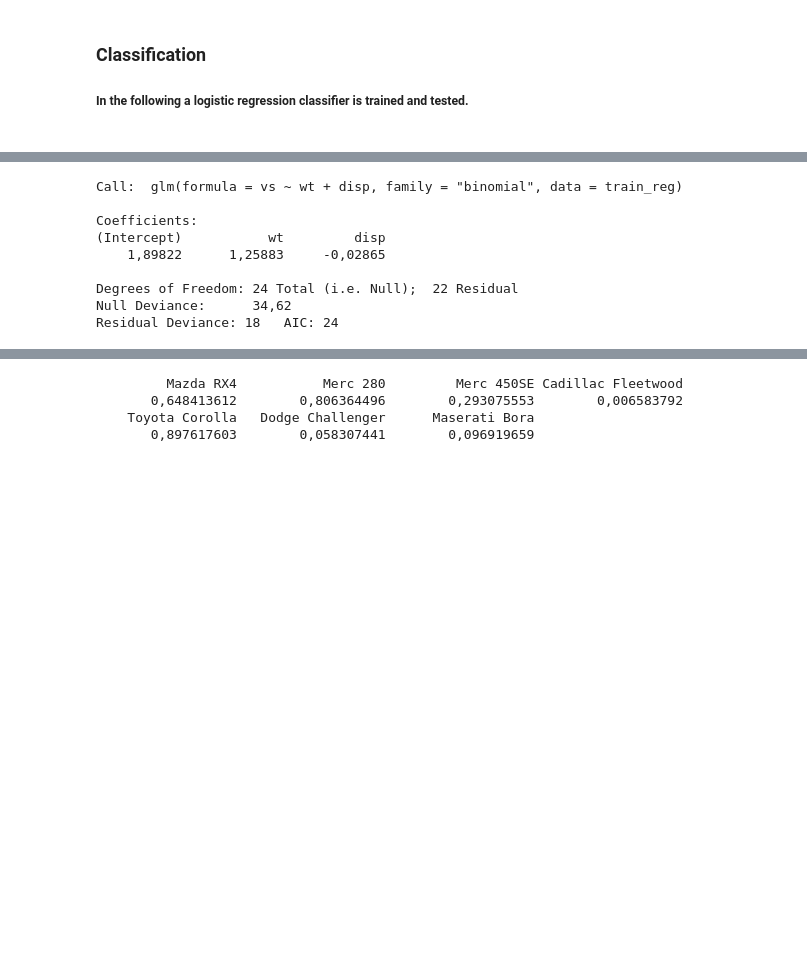
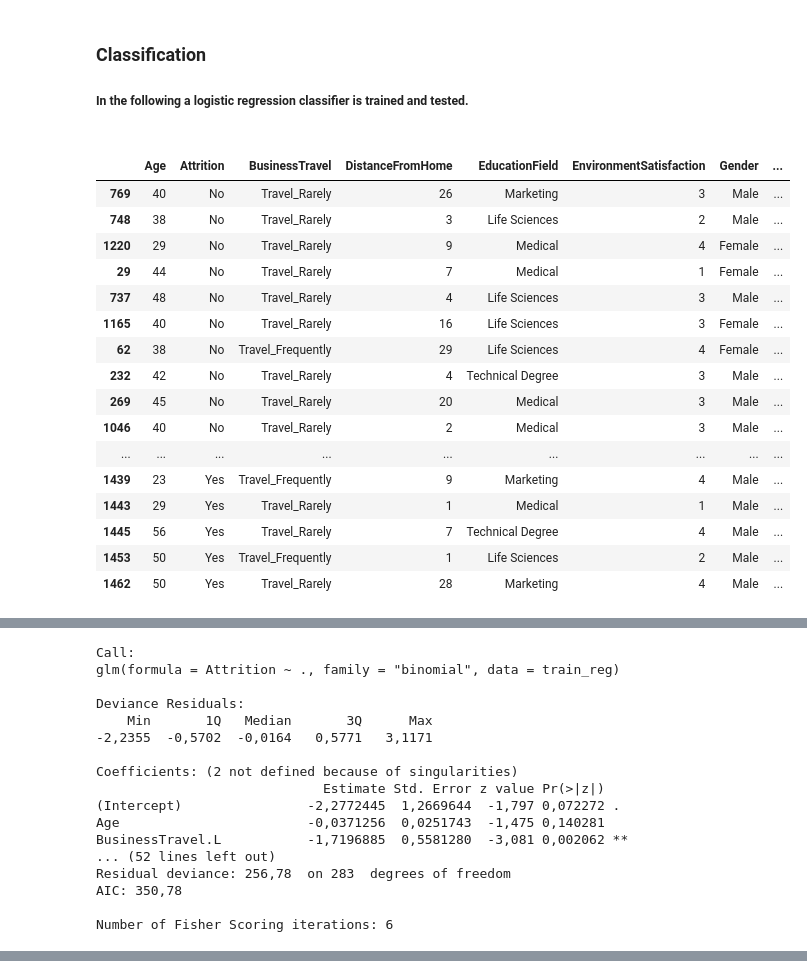
Before and after one commit to Hammi007/R_bigdata, a Jupyter notebook: Exploratory_data_analysis.ipynb, the cells around one changed output, grey strips where cells are left out. Saved outputs shown, nothing was run; the diff lists cells and outputs as text; code cells hidden in the pictures; blank space fills up the shorter version.

```diff
--- a/Exploratory_data_analysis.ipynb
+++ b/Exploratory_data_analysis.ipynb
@@ -179,36 +239,53 @@ pairs(df)
 # %%
 # Installing the package
 #install.packages("caTools")    # For Logistic regression
 #install.packages("ROCR")       # For ROC curve to evaluate model
-
 # Loading package
 library(caTools)
-library(ROCR)
 
-#TO BE DELETED: https://www.geeksforgeeks.org/logistic-regression-in-r-programming/
+#Balancing data: (undersampling)
+yes <- which(df$Attrition == 'Yes')
+no <- which(df$Attrition == 'No')
+no <- sample(no, length(yes))
+df <- df[c(no,yes),]
+df
 
-#Shuffling data:
-shuffled_data= df[sample(1:nrow(df)), ]
+#Converting Yes and No to 1 and 0:
+df$Attrition <- ifelse(df$Attrition == 'Yes', 1, 0)
 
 #Train/test split and Classification:
+split <- sample.split(df, SplitRatio = 0.7)
 
-split <- sample.split(shuffled_data, SplitRatio = 0.8) #df
-split
+train_reg <- subset(df, split == "TRUE")
+test_reg <- subset(df, split == "FALSE")
 
-train_reg <- subset(mtcars, split == "TRUE")
-test_reg <- subset(mtcars, split == "FALSE")
 
-logistic_model <- glm(vs ~ wt + disp,
+logistic_model <- glm(Attrition ~.,
                       data = train_reg,
                       family = "binomial")
-logistic_model
-
 
 # Summary
 summary(logistic_model)
 
 # Predict test data based on model
 predict_reg <- predict(logistic_model,
                        test_reg, type = "response")
 predict_reg
 # %% [output]
+|  | Age | Attrition | BusinessTravel | DistanceFromHome | EducationField | EnvironmentSatisfaction | Gender | ... |
+| 769 | 40 | No | Travel_Rarely | 26 | Marketing | 3 | Male | ... |
+| 748 | 38 | No | Travel_Rarely | 3 | Life Sciences | 2 | Male | ... |
+| 1220 | 29 | No | Travel_Rarely | 9 | Medical | 4 | Female | ... |
+| 29 | 44 | No | Travel_Rarely | 7 | Medical | 1 | Female | ... |
+| 737 | 48 | No | Travel_Rarely | 4 | Life Sciences | 3 | Male | ... |
+| 1165 | 40 | No | Travel_Rarely | 16 | Life Sciences | 3 | Female | ... |
+| 62 | 38 | No | Travel_Frequently | 29 | Life Sciences | 4 | Female | ... |
+| 232 | 42 | No | Travel_Rarely | 4 | Technical Degree | 3 | Male | ... |
+| 269 | 45 | No | Travel_Rarely | 20 | Medical | 3 | Male | ... |
+| 1046 | 40 | No | Travel_Rarely | 2 | Medical | 3 | Male | ... |
+| ... | ... | ... | ... | ... | ... | ... | ... | ... |
+| 1439 | 23 | Yes | Travel_Frequently | 9 | Marketing | 4 | Male | ... |
+| 1443 | 29 | Yes | Travel_Rarely | 1 | Medical | 1 | Male | ... |
+| 1445 | 56 | Yes | Travel_Rarely | 7 | Technical Degree | 4 | Male | ... |
+| 1453 | 50 | Yes | Travel_Frequently | 1 | Life Sciences | 2 | Male | ... |
+| 1462 | 50 | Yes | Travel_Rarely | 28 | Marketing | 4 | Male | ... |
@@ -217,9 +294,17 @@ predict_reg
-Call:  glm(formula = vs ~ wt + disp, family = "binomial", data = train_reg)
+Call:
+glm(formula = Attrition ~ ., family = "binomial", data = train_reg)
 
-Coefficients:
-(Intercept)           wt         disp
-    1,89822      1,25883     -0,02865
+Deviance Residuals:
+    Min       1Q   Median       3Q      Max
+-2,2355  -0,5702  -0,0164   0,5771   3,1171
 
-Degrees of Freedom: 24 Total (i.e. Null);  22 Residual
-Null Deviance:      34,62
-Residual Deviance: 18   AIC: 24
+Coefficients: (2 not defined because of singularities)
+                             Estimate Std. Error z value Pr(>|z|)
+(Intercept)                -2,2772445  1,2669644  -1,797 0,072272 .
+Age                        -0,0371256  0,0251743  -1,475 0,140281
+BusinessTravel.L           -1,7196885  0,5581280  -3,081 0,002062 **
+... (52 lines left out)
+Residual deviance: 256,78  on 283  degrees of freedom
+AIC: 350,78
+
+Number of Fisher Scoring iterations: 6
@@ -245,6 +330,2 @@ Number of Fisher Scoring iterations: 6
-         Mazda RX4           Merc 280         Merc 450SE Cadillac Fleetwood
-       0,648413612        0,806364496        0,293075553        0,006583792
-    Toyota Corolla   Dodge Challenger      Maserati Bora
-       0,897617603        0,058307441        0,096919659
 # %%
 # Changing probabilities
```
Also changed, not shown: parts of 16 cells of this notebook.
